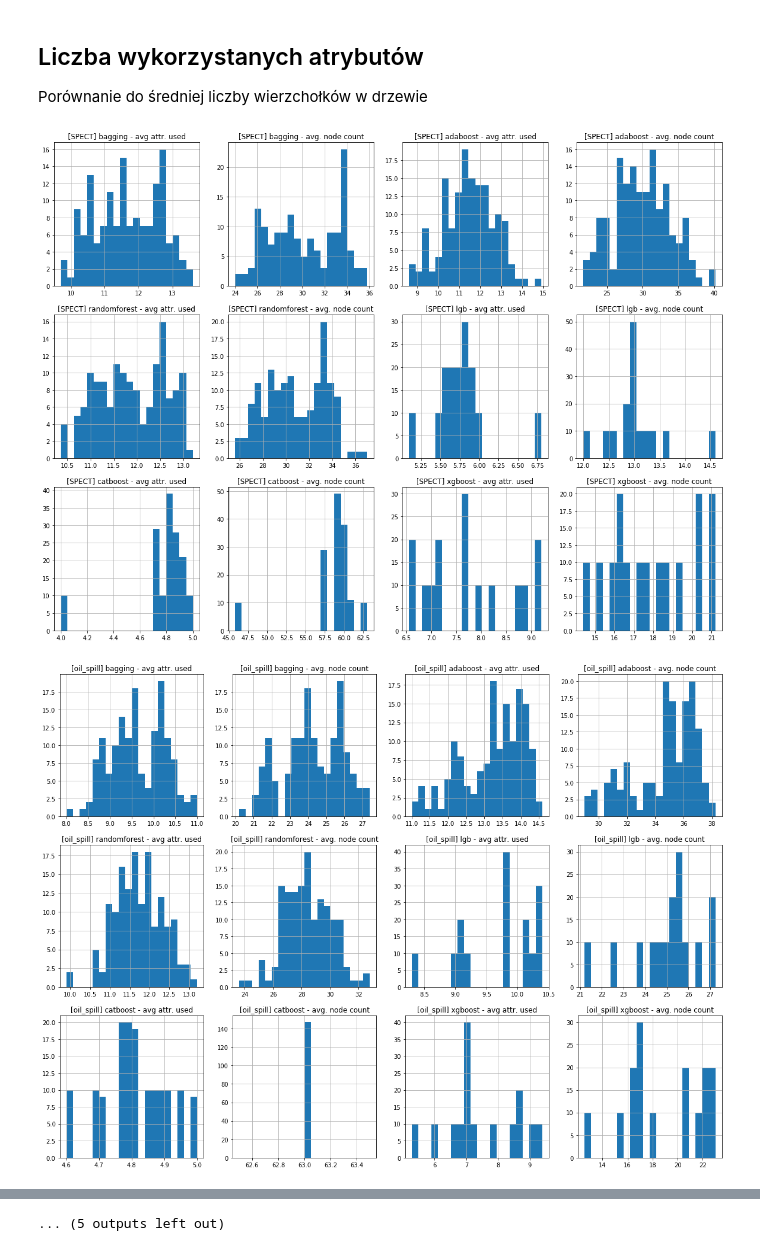
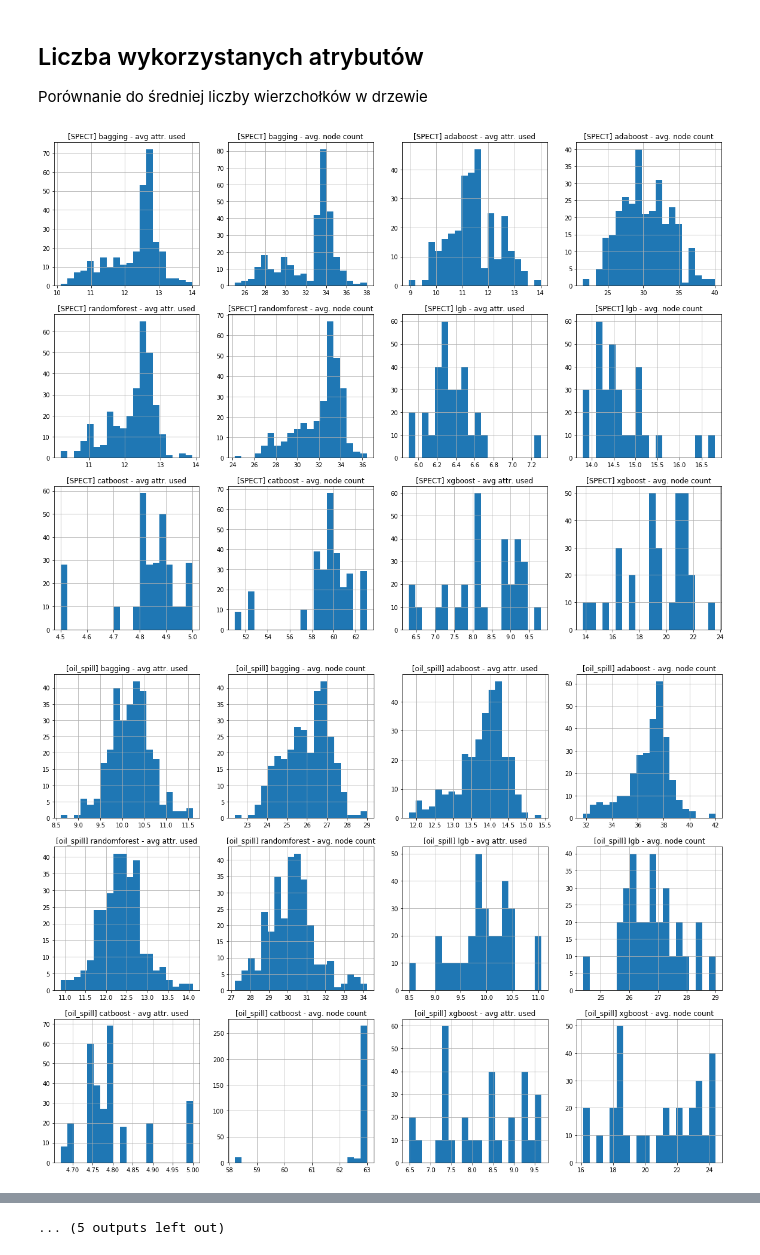
Before and after one commit to kasperekt/EnsembleDiversity, a Jupyter notebook: notebooks/RankAndNodes.ipynb, the cells around one changed output, grey strips where cells are left out. Cells and saved outputs as stored; diff of their text form; code cells hidden in the pictures.

Commit message:
Update Pairwise charts

```diff
--- a/notebooks/RankAndNodes.ipynb
+++ b/notebooks/RankAndNodes.ipynb
@@ -74,21 +57,0 @@ table
-# %%
-dfs = [(name, read_csv(BASE_DIR, name)) for name in NAMES]
-dataset_names = [name for (name, _) in BINARY_CLASS_SETS]
-
-results = {}
-
-for estimator_name, df in dfs:
-    for (n, dataset_name), group in df.groupby(['n_estimators', 'dataset_name']):
-        acc = group['accuracy']
-        best_acc = acc.max()
-
-        estimator_id = f'{estimator_name}_{n}'
-
-        if dataset_name not in results:
-            results[dataset_name] = {}
-
-        results[dataset_name][estimator_id] = best_acc
-
-results = pd.DataFrame(results).transpose()
-ranked_results = results.rank(ascending=1, axis=1, method='dense')
-ranked_results
@@ -165,25 +131,25 @@ measure_per_set_plot('node_diversity')
 
 Porównanie do średniej liczby wierzchołków w drzewie
 # %%
-base_dir = '/Users/tomek/University/MgrThesis/EnsembleDiversityResults/diversity-22-09'
+base_dir = '/Users/tomek/University/MgrThesis/EnsembleDiversityResults/diversity-23-09'
 dfs = [(name, read_csv(base_dir, name)) for name in NAMES]
 
 for (dataset_name, version) in BINARY_CLASS_SETS:
     fig, axes = plt.subplots(nrows=len(dfs) // 2, ncols=4, figsize=(20, 15))
     flat_axes = list(axes.flat)
     axes = [[flat_axes[i*2], flat_axes[i*2 + 1]] for i in range(len(flat_axes) // 2)]
 
     for (ax_left, ax_right), data in zip(axes, dfs):
         title, df = data
 
         df = df[df['dataset_name'] == dataset_name]
         attributes_count = df['avg_attributes_used']
         ax_left.set_title(f'[{dataset_name}] {title} - avg attr. used')
         attributes_count.hist(ax=ax_left, bins=20)
 
         num_nodes = df['avg_node_count']
         ax_right.set_title(f'[{dataset_name}] {title} - avg. node count')
         num_nodes.hist(ax=ax_right, bins=20)
 # %% [output]
-[figure, old version]
+[figure, new version]
-[figure, old version]
+[figure, new version]
```
Also changed, not shown: parts of 15 cells of this notebook, 1 other file.
